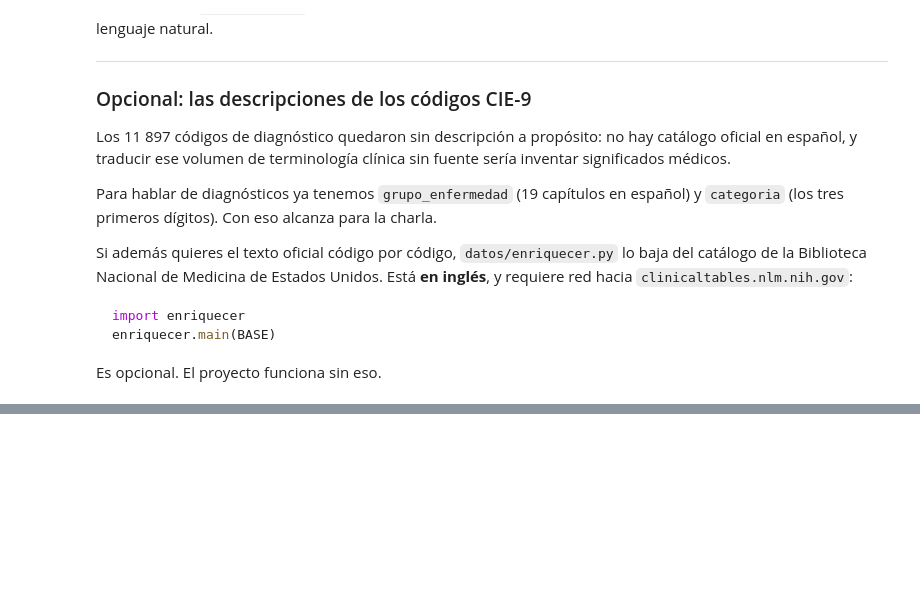
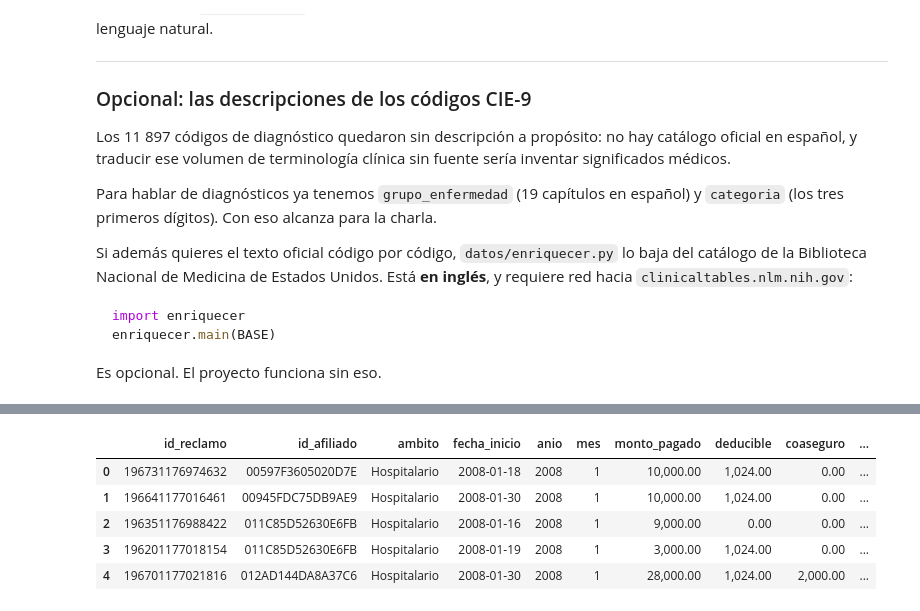
Before and after one commit to robayoMricardo95/CharlaSeePyWeekend, a Jupyter notebook: 00_setup.ipynb, the cells around one changed output, grey strips where cells are left out. Saved outputs shown, nothing was run; the diff lists cells and outputs as text; code cells hidden in the pictures; blank space fills up the shorter version.

```diff
--- a/00_setup.ipynb
+++ b/00_setup.ipynb
@@ -499,0 +750,9 @@ Es opcional. El proyecto funciona sin eso.
+# %%
+pd.read_sql("SELECT * FROM sabana LIMIT 5", con)
+# %% [output]
+|  | id_reclamo | id_afiliado | ambito | fecha_inicio | anio | mes | monto_pagado | deducible | coaseguro | ... |
+| 0 | 196731176974632 | 00597F3605020D7E | Hospitalario | 2008-01-18 | 2008 | 1 | 10,000.00 | 1,024.00 | 0.00 | ... |
+| 1 | 196641177016461 | 00945FDC75DB9AE9 | Hospitalario | 2008-01-30 | 2008 | 1 | 10,000.00 | 1,024.00 | 0.00 | ... |
+| 2 | 196351176988422 | 011C85D52630E6FB | Hospitalario | 2008-01-16 | 2008 | 1 | 9,000.00 | 0.00 | 0.00 | ... |
+| 3 | 196201177018154 | 011C85D52630E6FB | Hospitalario | 2008-01-19 | 2008 | 1 | 3,000.00 | 1,024.00 | 0.00 | ... |
+| 4 | 196701177021816 | 012AD144DA8A37C6 | Hospitalario | 2008-01-30 | 2008 | 1 | 28,000.00 | 1,024.00 | 2,000.00 | ... |
```
Also changed, not shown: parts of 30 cells of this notebook, 5 other files.
